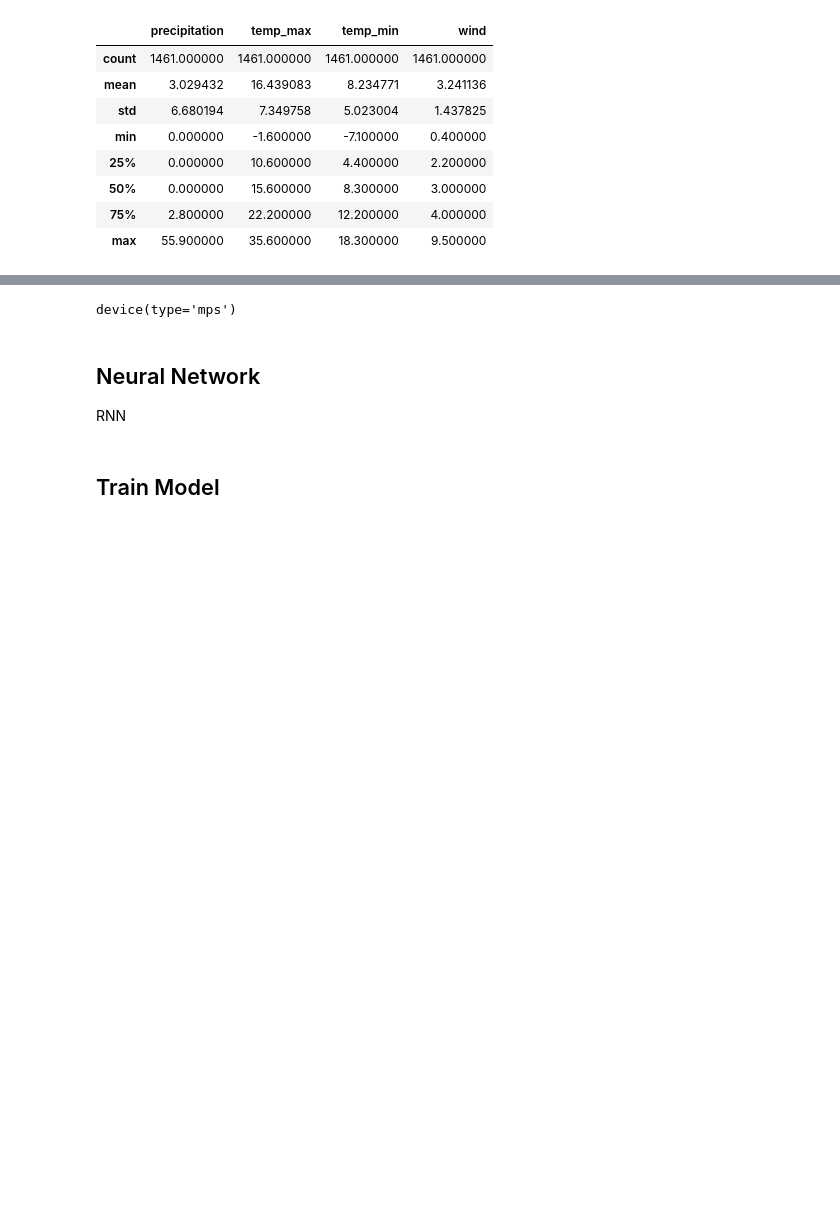
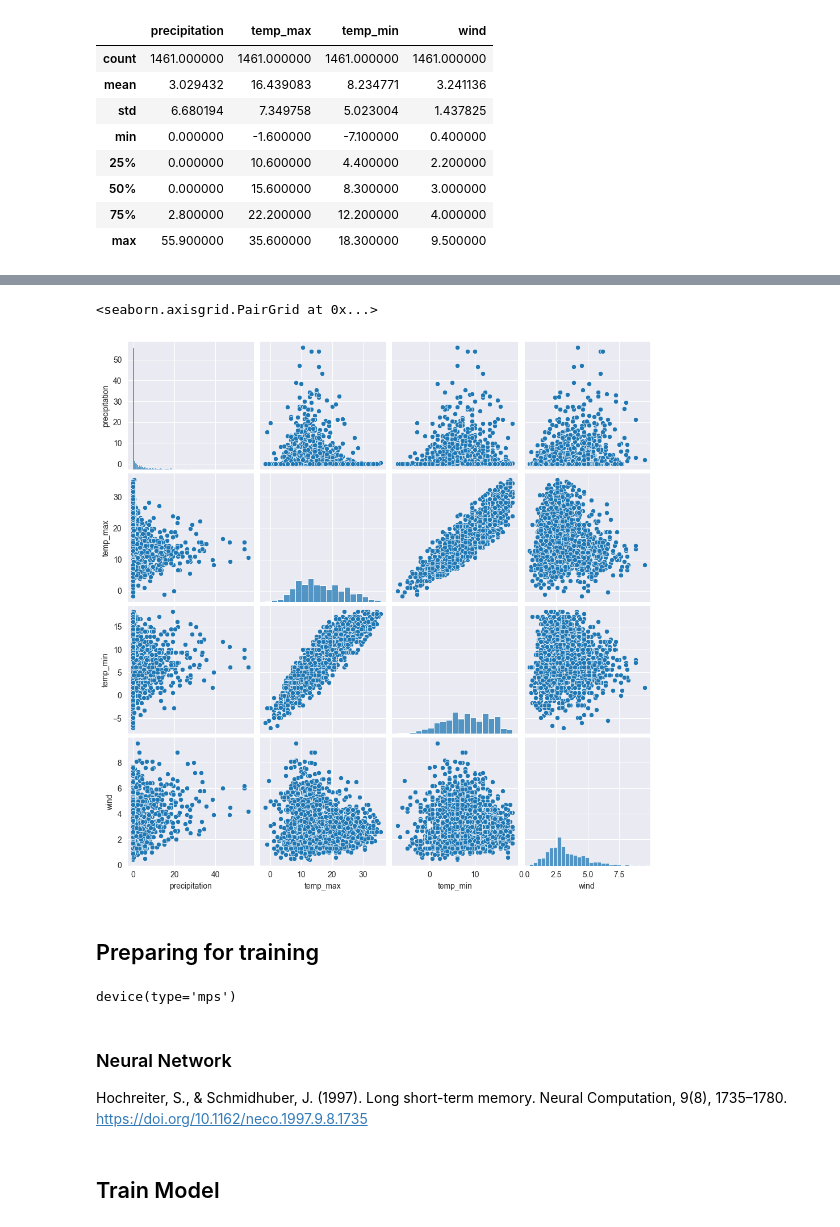
Before and after one commit to lLukii/Seattle-Weather-Forecast, a Jupyter notebook: pred.ipynb, the cells around one changed output, grey strips where cells are left out. Drawn from its saved outputs; the diff is of its cells as text; code cells hidden in the pictures; blank space fills up the shorter version.

```diff
--- a/pred.ipynb
+++ b/pred.ipynb
@@ -75 +110,8 @@ fig.tight_layout()
+# %%
+sns.pairplot(weather_data, )
+# %% [output]
+<seaborn.axisgrid.PairGrid at 0x...>
+[figure, added]
+# %% [markdown]
+## Preparing for training
 # %%
@@ -110,8 +151,8 @@ device
 # %% [output]
 device(type='mps')
 # %% [markdown]
-## Neural Network
-RNN
+### Neural Network
+Hochreiter, S., & Schmidhuber, J. (1997). Long short-term memory. Neural Computation, 9(8), 1735–1780. https://doi.org/10.1162/neco.1997.9.8.1735
 # %%
 class NeuralNet(nn.Module):
     def __init__(self):
```
Also changed, not shown: parts of 14 cells of this notebook.
